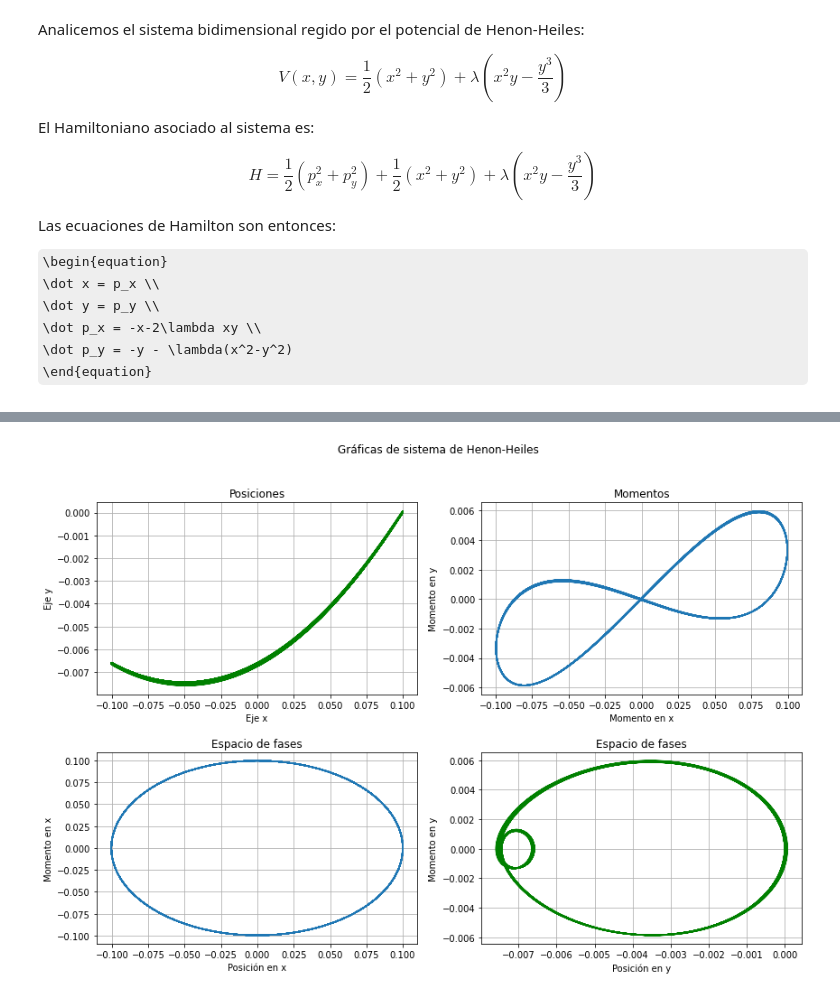
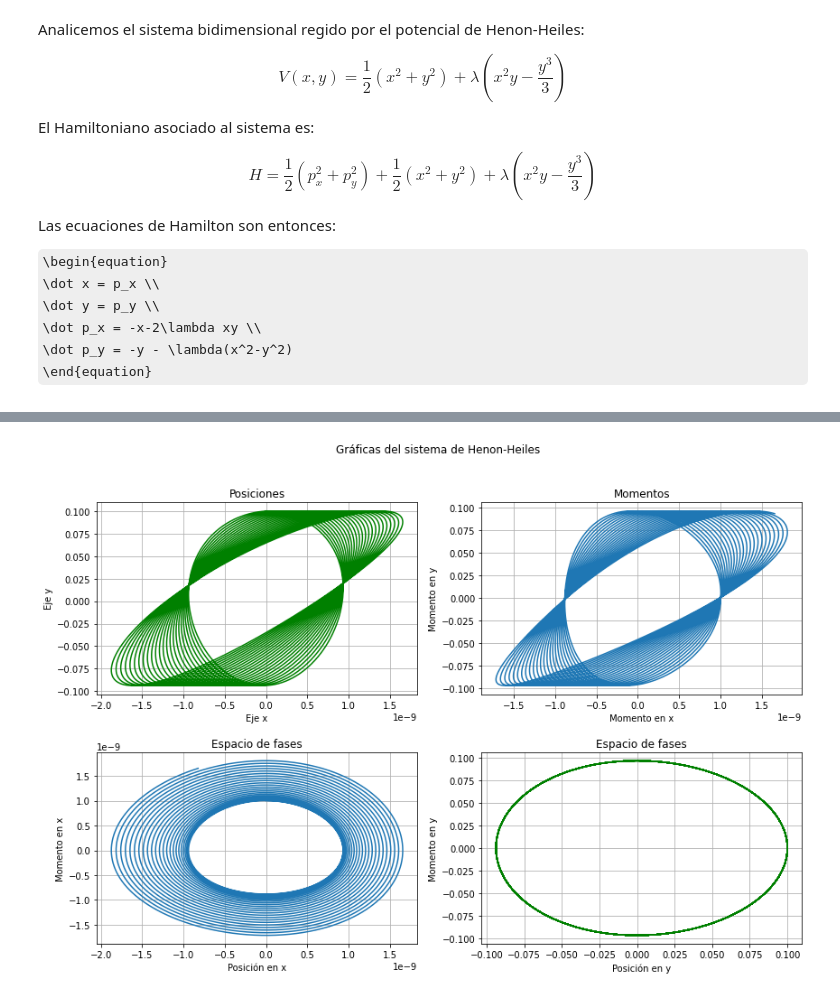
Before and after one commit to KaboomPhysicist/Mecanica-Workshop, a Jupyter notebook: Tarea 3/Tarea 3.ipynb, the cells around one changed output, grey strips where cells are left out. Drawn from its saved outputs; the diff is of its cells as text; code cells hidden in the pictures; some formulas as TeX source.

```diff
--- a/Tarea 3/Tarea 3.ipynb
+++ b/Tarea 3/Tarea 3.ipynb
@@ -99,4 +99,4 @@ main(0.1,0,0.1,0.02,0,150)
-# %%
-main(0.1,0,0,0,0,150)
-# %% [output]
-[figure, removed]
+# %%
+main(0,0.1,0.000000001,0,0,150) #ani002
+# %% [output]
+[figure, added]
```
Also changed, not shown: parts of 4 cells of this notebook, 1 other file.
